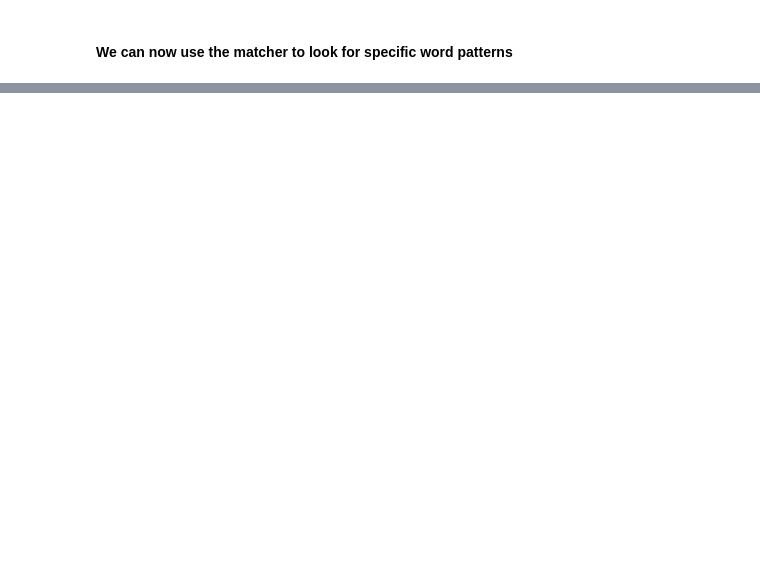
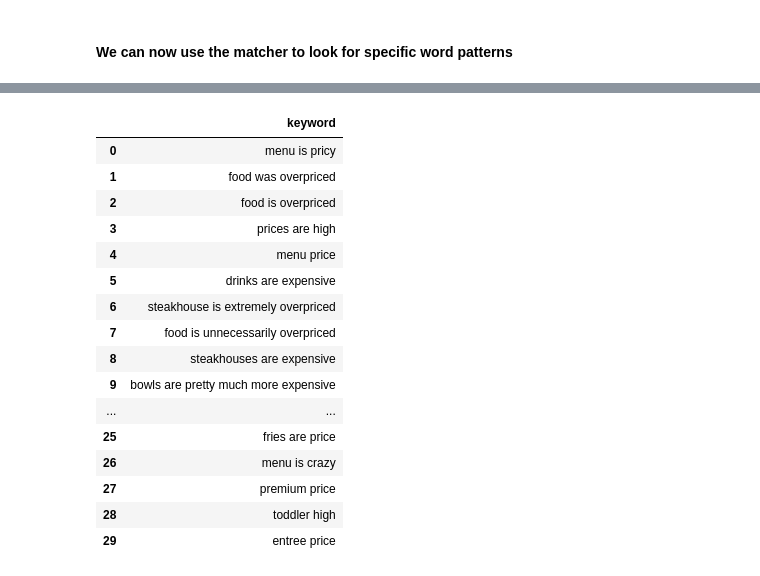
Before and after one commit to raska0010/listen-to-your-customers, a Jupyter notebook: reviews_analysis.ipynb, the cells around one changed output, grey strips where cells are left out. Cells and saved outputs as stored; diff of their text form; code cells hidden in the pictures; blank space fills up the shorter version.

```diff
--- a/reviews_analysis.ipynb
+++ b/reviews_analysis.ipynb
@@ -137,0 +402,20 @@ food_matches = match_reviews(model, file, pattern, matcher_name, ruler_path)
+# %%
+price_matches_df
+# %% [output]
+|  | keyword |
+| 0 | menu is pricy |
+| 1 | food was overpriced |
+| 2 | food is overpriced |
+| 3 | prices are high |
+| 4 | menu price |
+| 5 | drinks are expensive |
+| 6 | steakhouse is extremely overpriced |
+| 7 | food is unnecessarily overpriced |
+| 8 | steakhouses are expensive |
+| 9 | bowls are pretty much more expensive |
+| ... | ... |
+| 25 | fries are price |
+| 26 | menu is crazy |
+| 27 | premium price |
+| 28 | toddler high |
+| 29 | entree price |
```
Also changed, not shown: parts of 31 cells of this notebook, 4 other files.
